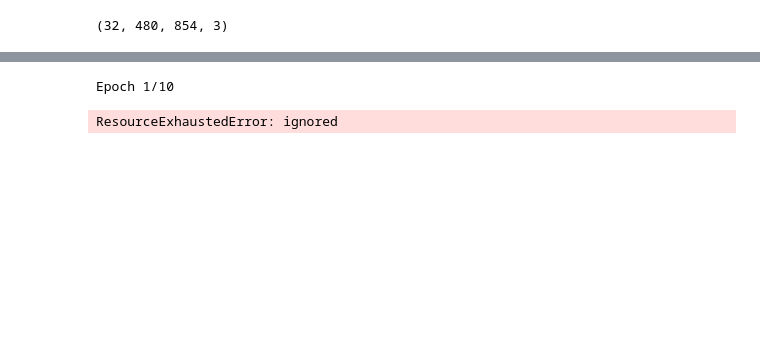
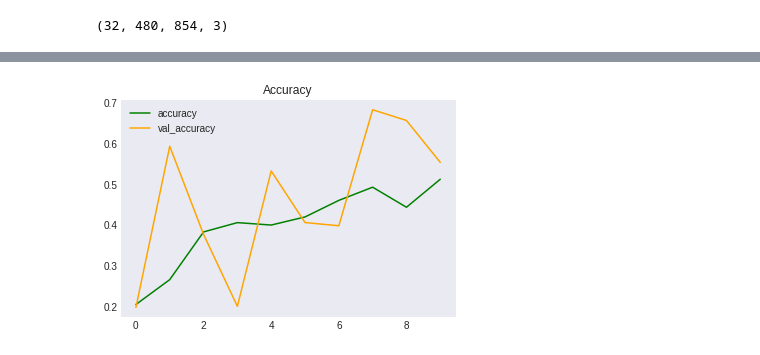
Before and after one commit to pgssanjana/micro_projects, a Jupyter notebook: test_phase.ipynb, the cells around one changed output, grey strips where cells are left out. Cells and saved outputs as stored; diff of their text form; code cells hidden in the pictures; blank space fills up the shorter version.

```diff
--- a/test_phase.ipynb
+++ b/test_phase.ipynb
@@ -188,5 +224,0 @@ with open('model_pkl', 'wb') as files:
-# %%
-adam=Adam(learning_rate=0.001)
-cnn_model.compile(optimizer=adam,metrics=['accuracy'],loss=CategoricalCrossentropy())
-
-History = cnn_model.fit(train_generator,validation_data=validation_generator,epochs=10,verbose=1,callbacks=my_callbacks,steps_per_epoch=32)
@@ -197,7 +225,13 @@ cnn_model.compile(optimizer=optimizer, loss=CategoricalCrossentropy(), metrics=[
-# %%
-history = cnn_model.fit(train_generator, epochs=10, validation_data=validation_generator,
-                       verbose=2,
-                       callbacks=[reduce_lr])
-# %% [output]
-Epoch 1/10
-ResourceExhaustedError: ignored
+# %%
+import ctypes
+# ctypes.cast(0x7ffa1bb2e650,ctypes.py_object).value
+# history = ctypes.cast(0x7ffa1bb2e650,ctypes.py_object).value
+plt.style.use("seaborn-dark")
+plt.title("Accuracy")
+plt.plot(History.history['accuracy'],label="accuracy",c='green')
+plt.plot(History.history['val_accuracy'],label="val_accuracy",c='orange')
+plt.legend()
+plt.show()
+# history
+# %% [output]
+[figure, added]
```
Also changed, not shown: parts of 14 cells of this notebook.
